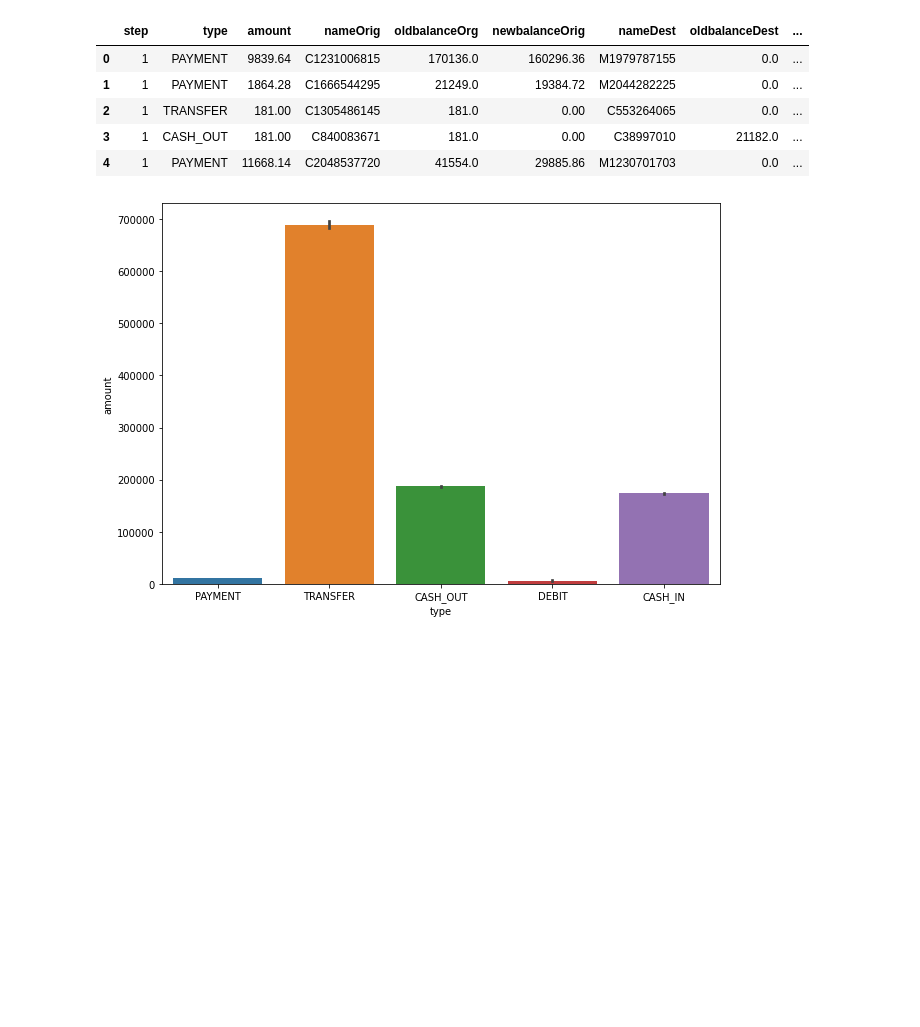
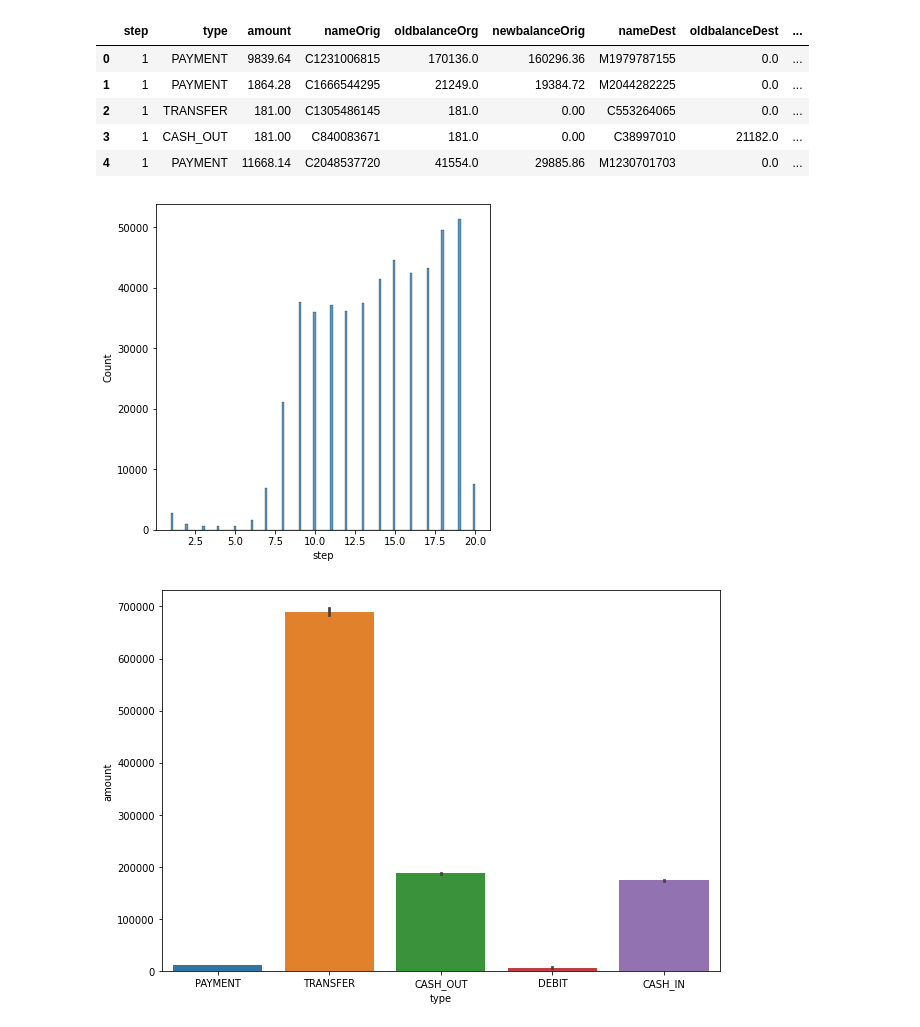
Before and after one commit to Stitaprajna/AllMyProjects, a Jupyter notebook: Fraud Detection.ipynb, the cells around one changed output. Saved outputs shown, nothing was run; the diff lists cells and outputs as text; code cells hidden in the pictures; blank space fills up the shorter version.

```diff
--- a/Fraud Detection.ipynb
+++ b/Fraud Detection.ipynb
@@ -15,6 +15,12 @@ df.head()
 | 2 | 1 | TRANSFER | 181.00 | C1305486145 | 181.0 | 0.00 | C553264065 | 0.0 | ... |
 | 3 | 1 | CASH_OUT | 181.00 | C840083671 | 181.0 | 0.00 | C38997010 | 21182.0 | ... |
 | 4 | 1 | PAYMENT | 11668.14 | C2048537720 | 41554.0 | 29885.86 | M1230701703 | 0.0 | ... |
+# %%
+df.step.value_counts()
+sns.histplot(df.step)
+plt.rcParams['figure.figsize'] = [10,7]
+# %% [output]
+[figure, added]
 # %%
 sns.barplot(x = 'type', y = 'amount', data=df)
 plt.show()
```
Also changed, not shown: parts of 21 cells of this notebook.
